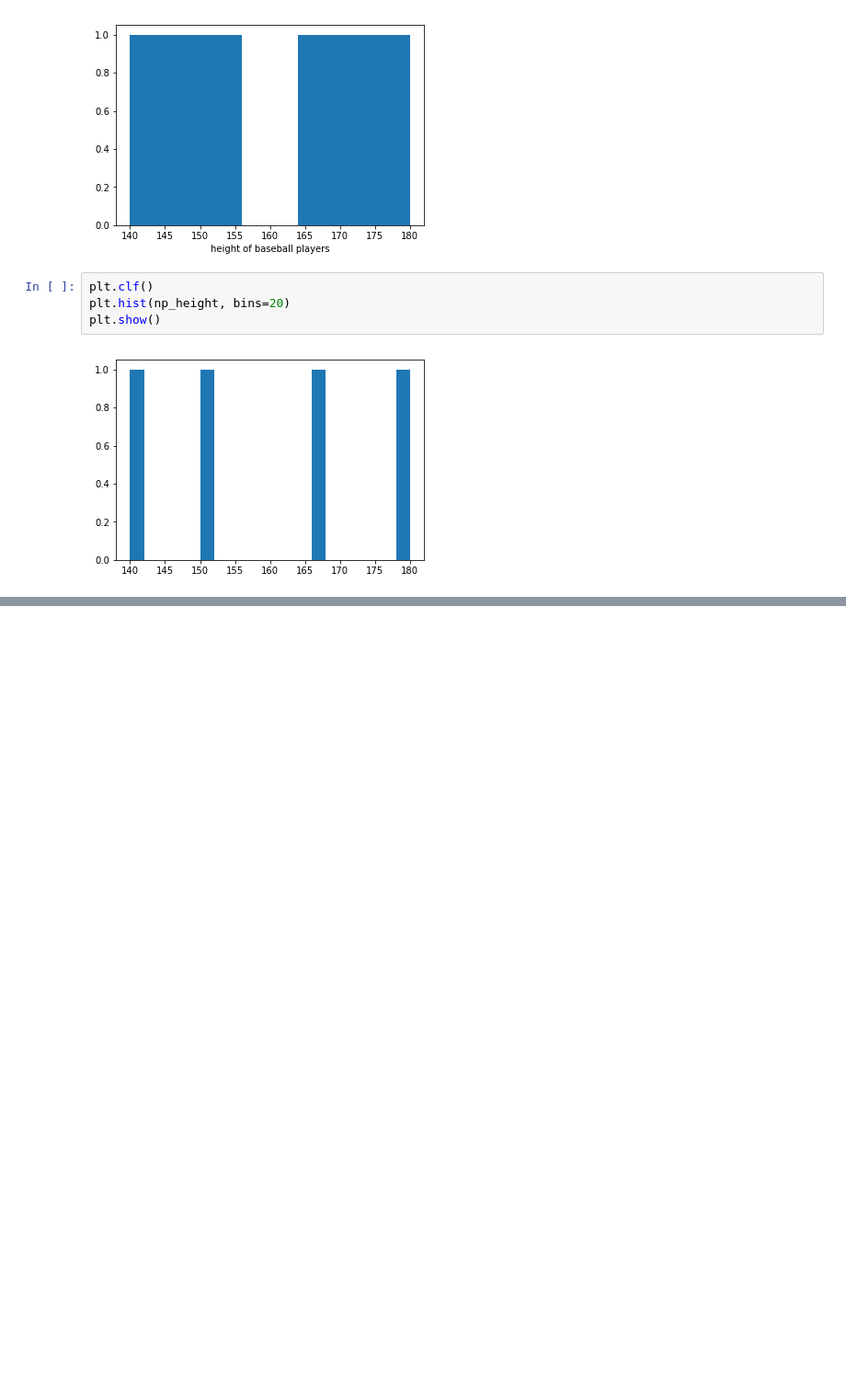
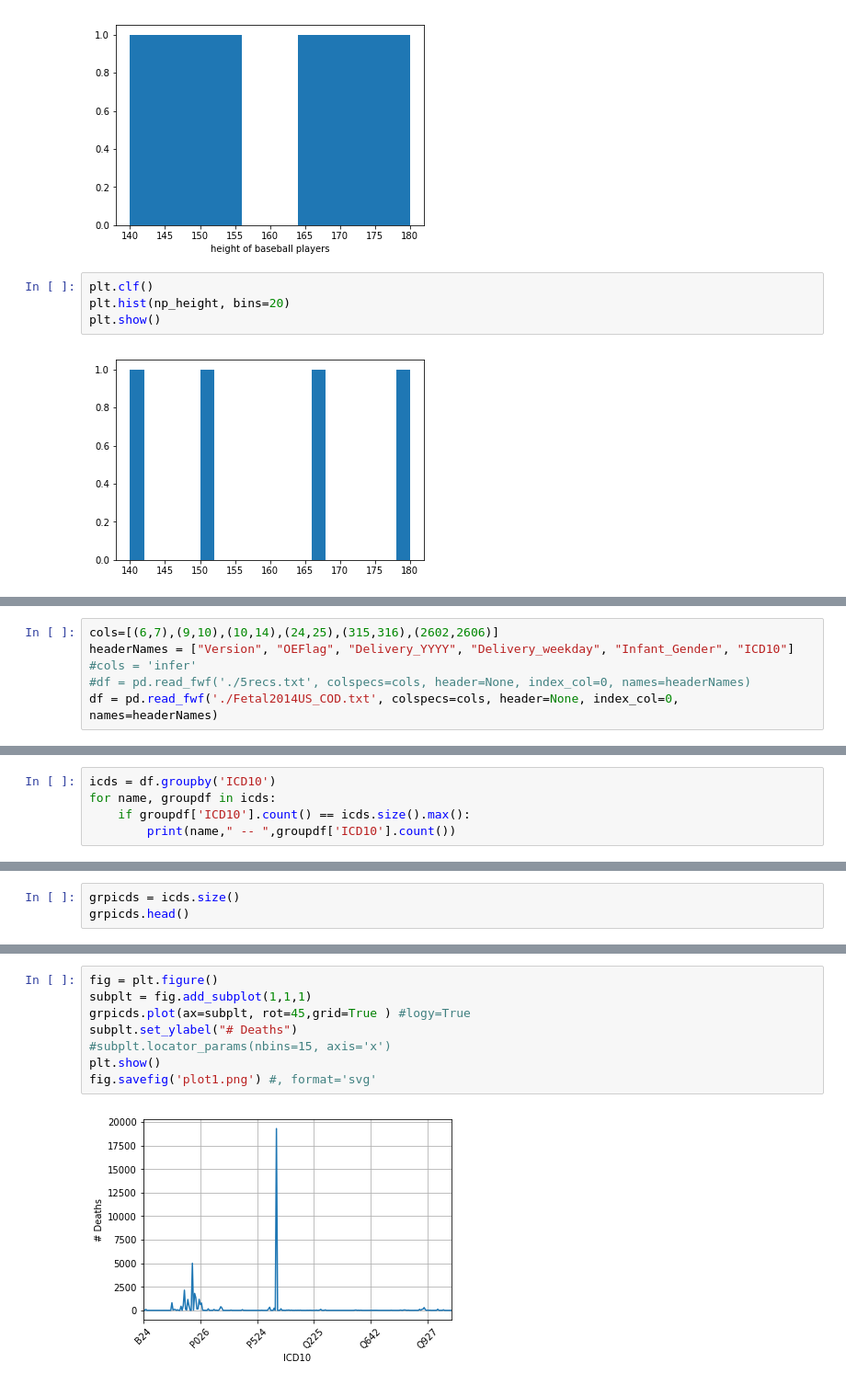
Before and after one commit to shayanray/myjupyternotebooks, a Jupyter notebook: Intro to Numpy-Matplotlib-Pandas.ipynb, the cells around one changed output, grey strips where cells are left out. Shown at 92% size. Saved outputs shown, nothing was run; the diff lists cells and outputs as text; blank space fills up the shorter version.

```diff
--- a/Intro to Numpy-Matplotlib-Pandas.ipynb
+++ b/Intro to Numpy-Matplotlib-Pandas.ipynb
@@ -109,0 +121,6 @@ plt.show()
+# %%
+cols=[(6,7),(9,10),(10,14),(24,25),(315,316),(2602,2606)]
+headerNames = ["Version", "OEFlag", "Delivery_YYYY", "Delivery_weekday", "Infant_Gender", "ICD10"]
+#cols = 'infer'
+#df = pd.read_fwf('./5recs.txt', colspecs=cols, header=None, index_col=0, names=headerNames)
+df = pd.read_fwf('./Fetal2014US_COD.txt', colspecs=cols, header=None, index_col=0, names=headerNames)
@@ -109,0 +169,5 @@ plt.show()
+# %%
+icds = df.groupby('ICD10')
+for name, groupdf in icds:
+    if groupdf['ICD10'].count() == icds.size().max():
+        print(name," -- ",groupdf['ICD10'].count())
@@ -109,0 +196,3 @@ plt.show()
+# %%
+grpicds = icds.size()
+grpicds.head()
@@ -109,0 +229,10 @@ plt.show()
+# %%
+fig = plt.figure()
+subplt = fig.add_subplot(1,1,1)
+grpicds.plot(ax=subplt, rot=45,grid=True ) #logy=True
+subplt.set_ylabel("# Deaths")
+#subplt.locator_params(nbins=15, axis='x')
+plt.show()
+fig.savefig('plot1.png') #, format='svg'
+# %% [output]
+[figure, added]
```
Also changed, not shown: parts of 16 cells of this notebook, 1 other file.
